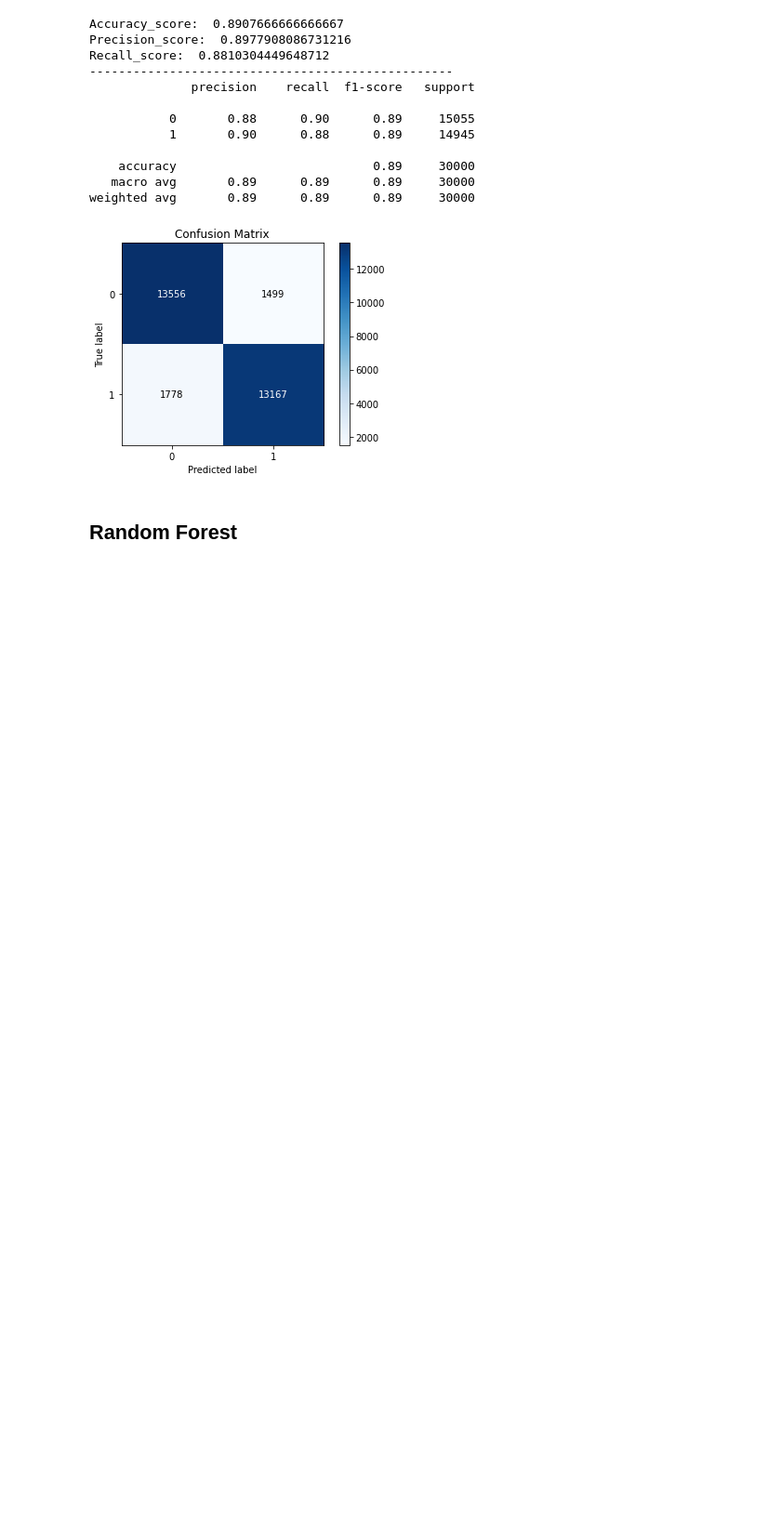
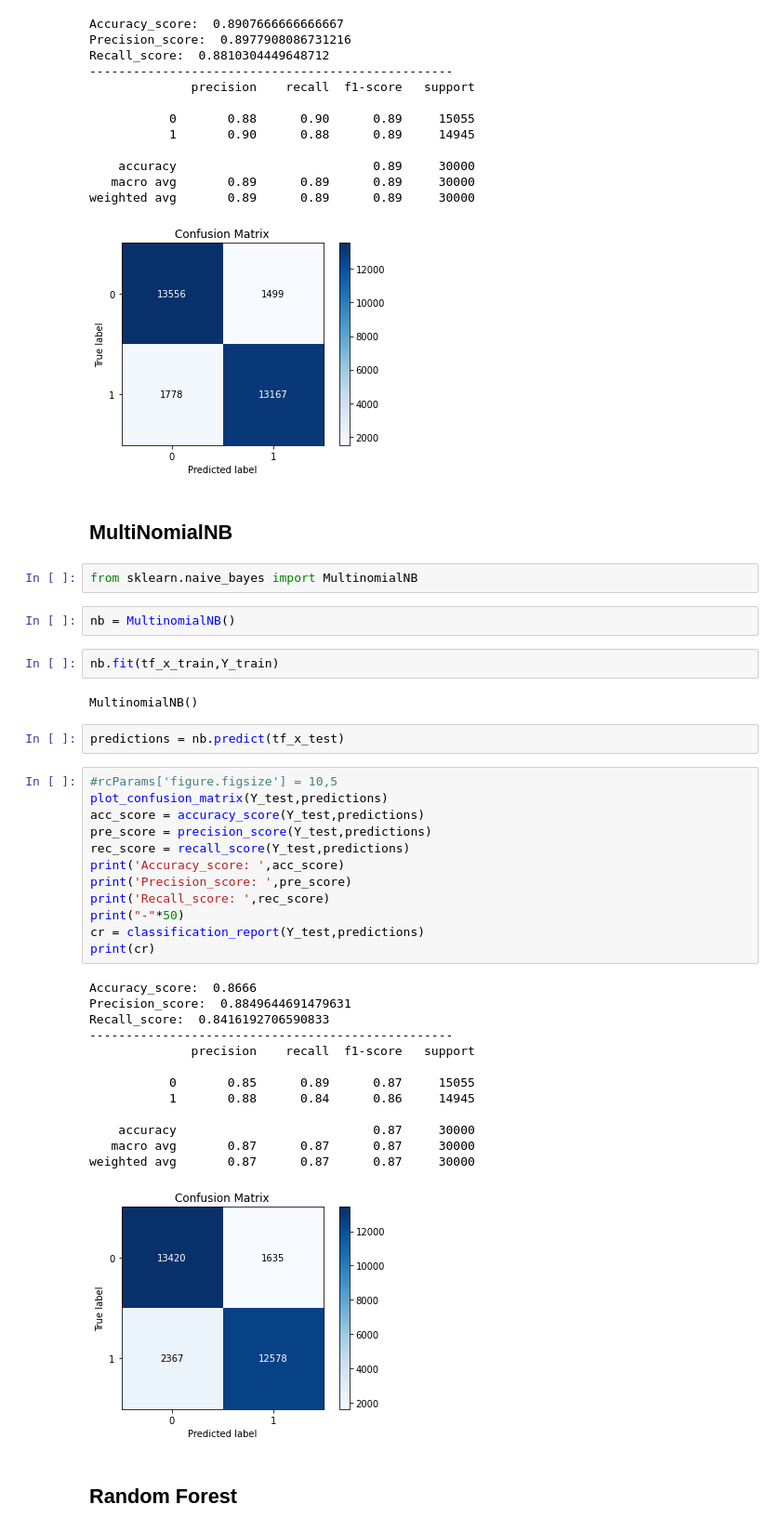
Before and after one commit to Saswata020/-Sentiment-Analysis-of-Mobile-phone-reviews, a Jupyter notebook: NLP__product.ipynb, the cells around one changed output. Shown at 93% size. Saved outputs shown, nothing was run; the diff lists cells and outputs as text; blank space fills up the shorter version.

```diff
--- a/NLP__product.ipynb
+++ b/NLP__product.ipynb
@@ -547,6 +542,44 @@ Recall_score:  0.8810304449648712
    macro avg       0.89      0.89      0.89     30000
 weighted avg       0.89      0.89      0.89     30000
 [figure]
+# %% [markdown]
+## MultiNomialNB
+# %%
+from sklearn.naive_bayes import MultinomialNB
+# %%
+nb = MultinomialNB()
+# %%
+nb.fit(tf_x_train,Y_train)
+# %% [output]
+MultinomialNB()
+# %%
+predictions = nb.predict(tf_x_test)
+# %%
+#rcParams['figure.figsize'] = 10,5
+plot_confusion_matrix(Y_test,predictions)
+acc_score = accuracy_score(Y_test,predictions)
+pre_score = precision_score(Y_test,predictions)
+rec_score = recall_score(Y_test,predictions)
+print('Accuracy_score: ',acc_score)
+print('Precision_score: ',pre_score)
+print('Recall_score: ',rec_score)
+print("-"*50)
+cr = classification_report(Y_test,predictions)
+print(cr)
+# %% [output]
+Accuracy_score:  0.8666
+Precision_score:  0.8849644691479631
+Recall_score:  0.8416192706590833
+--------------------------------------------------
+              precision    recall  f1-score   support
+
+           0       0.85      0.89      0.87     15055
+           1       0.88      0.84      0.86     14945
+
+    accuracy                           0.87     30000
+   macro avg       0.87      0.87      0.87     30000
+weighted avg       0.87      0.87      0.87     30000
+[figure, added]
 # %% [markdown]
 ## Random Forest
 # %%
```
Also changed, not shown: parts of 2 cells of this notebook.
